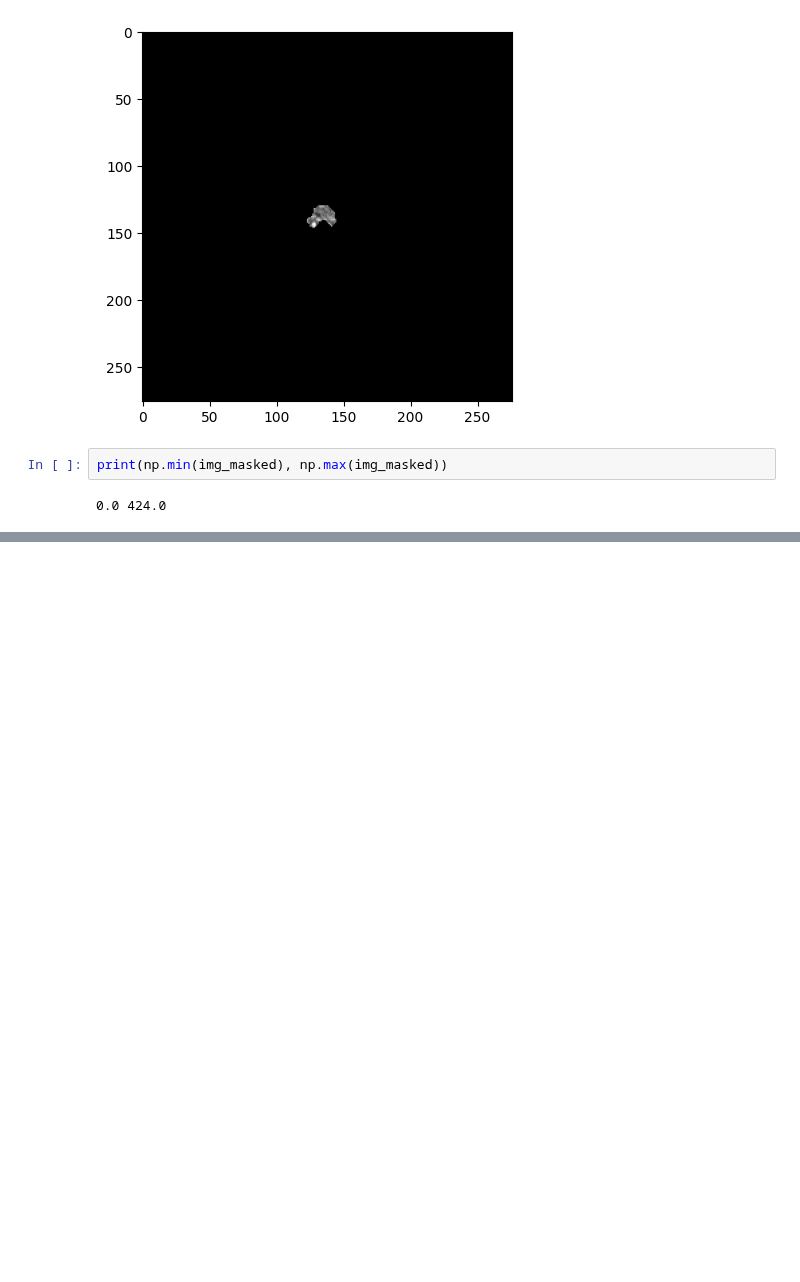
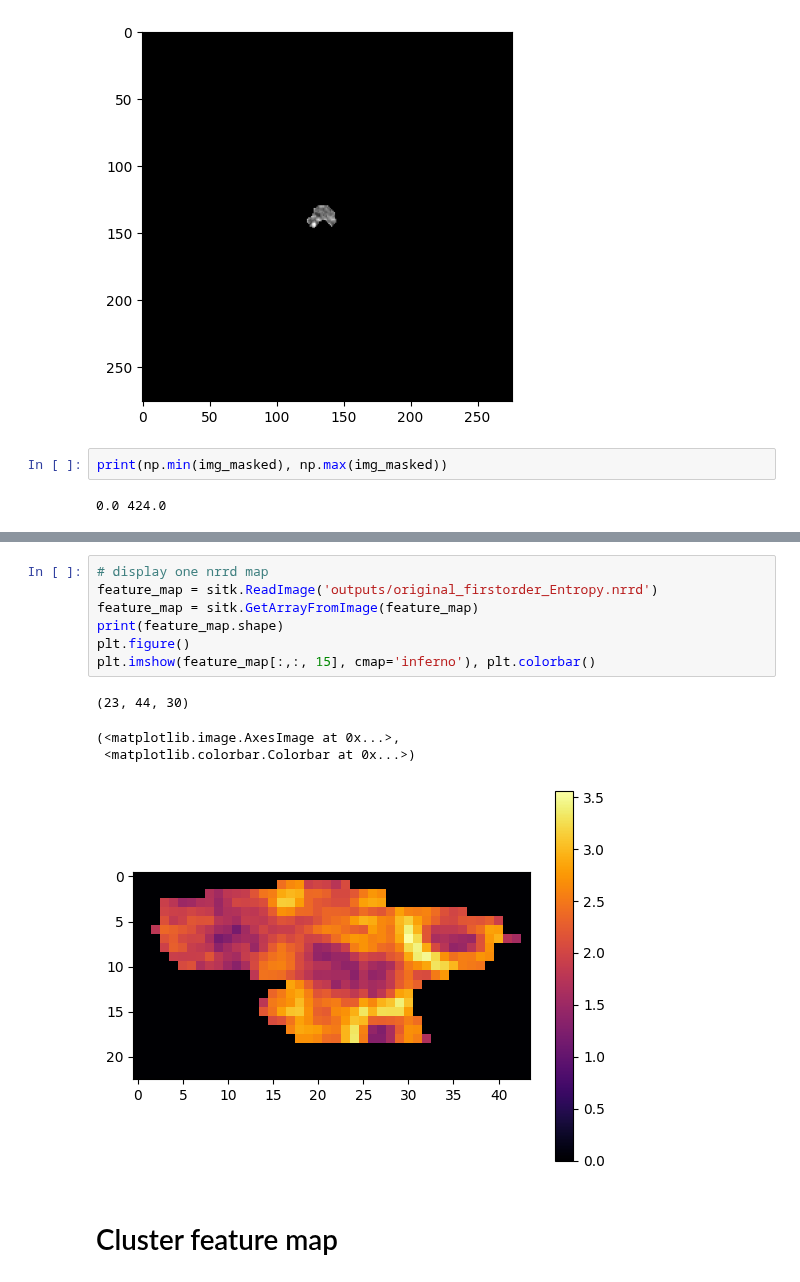
Before and after one commit to ftach/delta-rad, a Jupyter notebook: rad_maps/test.ipynb, the cells around one changed output, grey strips where cells are left out. Drawn from its saved outputs; the diff is of its cells as text; blank space fills up the shorter version.

```diff
--- a/rad_maps/test.ipynb
+++ b/rad_maps/test.ipynb
@@ -47,0 +95,14 @@ OrderedDict([('diagnostics_Versions_PyRadiomics', 'v3.1.0'), ('diagnostics_Versi
+# %%
+# display one nrrd map
+feature_map = sitk.ReadImage('outputs/original_firstorder_Entropy.nrrd')
+feature_map = sitk.GetArrayFromImage(feature_map)
+print(feature_map.shape)
+plt.figure()
+plt.imshow(feature_map[:,:, 15], cmap='inferno'), plt.colorbar()
+# %% [output]
+(23, 44, 30)
+(<matplotlib.image.AxesImage at 0x...>,
+ <matplotlib.colorbar.Colorbar at 0x...>)
+[figure, added]
+# %% [markdown]
+# Cluster feature map
```
Also changed, not shown: parts of 12 cells of this notebook, 6 other files.
